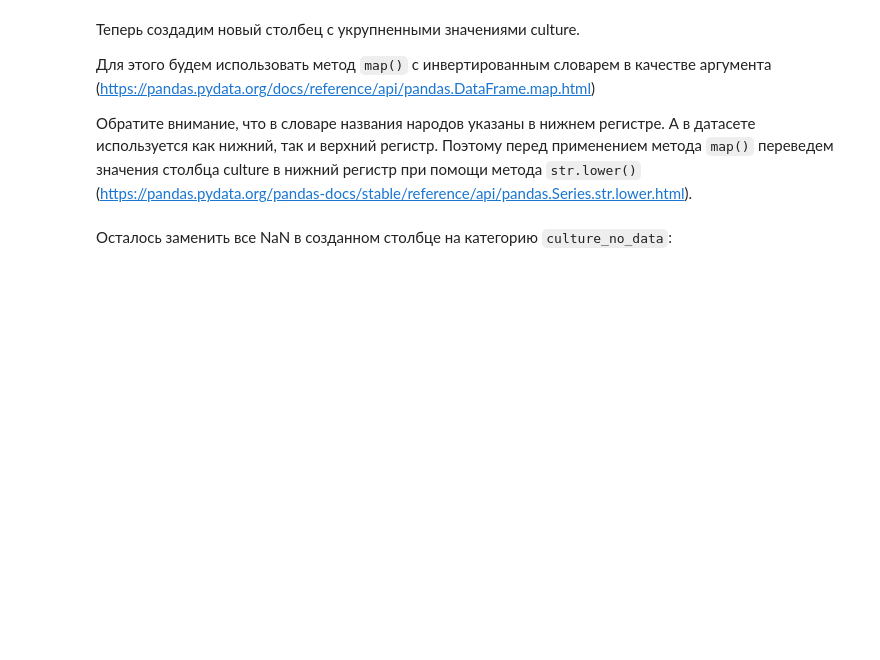
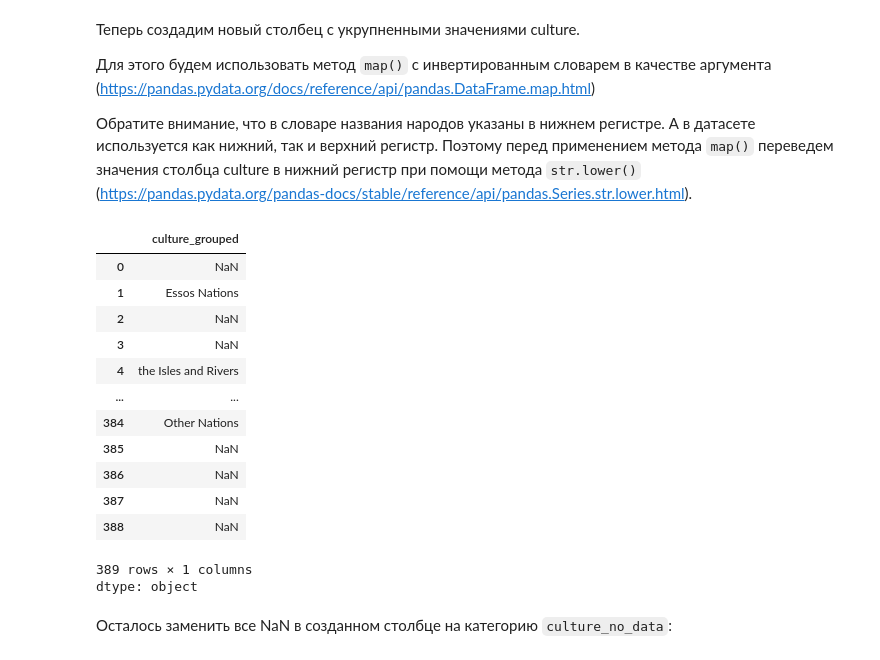
Before and after one commit to olga-belozer/CALC, a Jupyter notebook: week_01_ml_intro/Homework/hw_1_game_of_thrones.ipynb, the cells around one changed output. Drawn from its saved outputs; the diff is of its cells as text; code cells hidden in the pictures; blank space fills up the shorter version.

```diff
--- a/week_01_ml_intro/Homework/hw_1_game_of_thrones.ipynb
+++ b/week_01_ml_intro/Homework/hw_1_game_of_thrones.ipynb
@@ -337,2 +461,19 @@ data['culture_grouped'] = data['culture'].str.lower().map(cultures_grouped_inver
+# %%
+data['culture_grouped']
+# %% [output]
+|  | culture_grouped |
+| 0 | NaN |
+| 1 | Essos Nations |
+| 2 | NaN |
+| 3 | NaN |
+| 4 | the Isles and Rivers |
+| ... | ... |
+| 384 | Other Nations |
+| 385 | NaN |
+| 386 | NaN |
+| 387 | NaN |
+| 388 | NaN |
+389 rows × 1 columns
+dtype: object
 # %% [markdown]
 Осталось заменить все NaN в созданном столбце на категорию `culture_no_data`:
```
Also changed, not shown: parts of 22 cells of this notebook.
